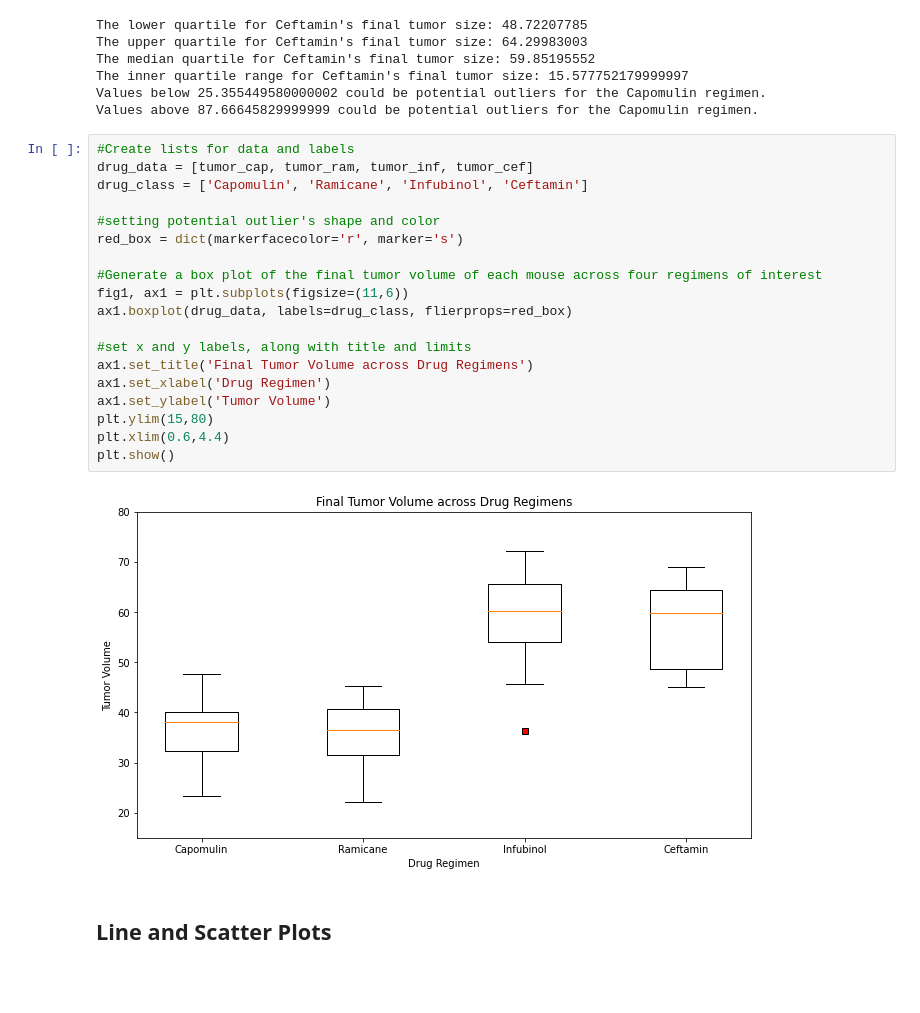
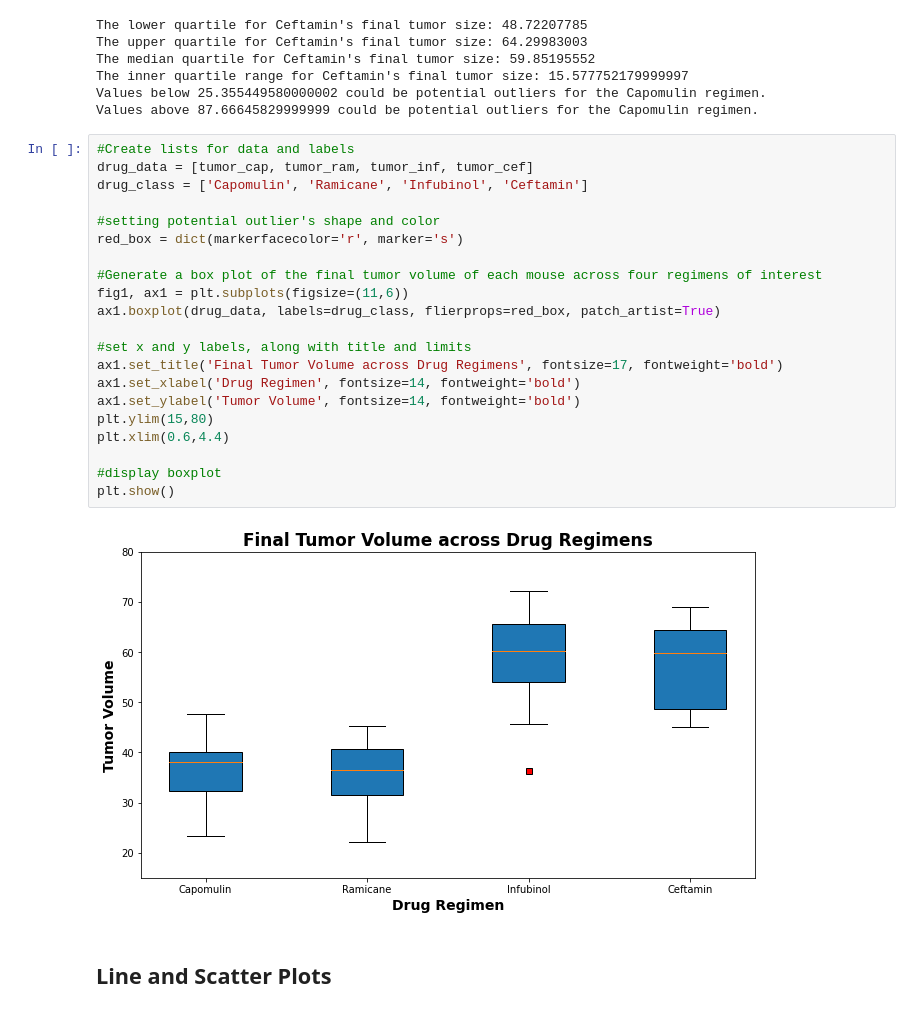
Before and after one commit to alexmartinez1745/Animal-Study-MatPlotLib, a Jupyter notebook: Pymaceuticals/pymaceuticals_starter.ipynb, the cells around one changed output. Drawn from its saved outputs; the diff is of its cells as text; blank space fills up the shorter version.

Commit message:
adding bold format to rest of previous plots

```diff
--- a/Pymaceuticals/pymaceuticals_starter.ipynb
+++ b/Pymaceuticals/pymaceuticals_starter.ipynb
@@ -360,24 +361,26 @@ Values above 87.66645829999999 could be potential outliers for the Capomulin reg
 # %%
 #Create lists for data and labels
 drug_data = [tumor_cap, tumor_ram, tumor_inf, tumor_cef]
 drug_class = ['Capomulin', 'Ramicane', 'Infubinol', 'Ceftamin']
 
 #setting potential outlier's shape and color
 red_box = dict(markerfacecolor='r', marker='s')
 
 #Generate a box plot of the final tumor volume of each mouse across four regimens of interest
 fig1, ax1 = plt.subplots(figsize=(11,6))
-ax1.boxplot(drug_data, labels=drug_class, flierprops=red_box)
+ax1.boxplot(drug_data, labels=drug_class, flierprops=red_box, patch_artist=True)
 
 #set x and y labels, along with title and limits
-ax1.set_title('Final Tumor Volume across Drug Regimens')
-ax1.set_xlabel('Drug Regimen')
-ax1.set_ylabel('Tumor Volume')
+ax1.set_title('Final Tumor Volume across Drug Regimens', fontsize=17, fontweight='bold')
+ax1.set_xlabel('Drug Regimen', fontsize=14, fontweight='bold')
+ax1.set_ylabel('Tumor Volume', fontsize=14, fontweight='bold')
 plt.ylim(15,80)
 plt.xlim(0.6,4.4)
+
+#display boxplot
 plt.show()
 # %% [output]
-[figure, old version]
+[figure, new version]
 # %% [markdown]
 ## Line and Scatter Plots
 # %%
```
Also changed, not shown: parts of 4 cells of this notebook.
